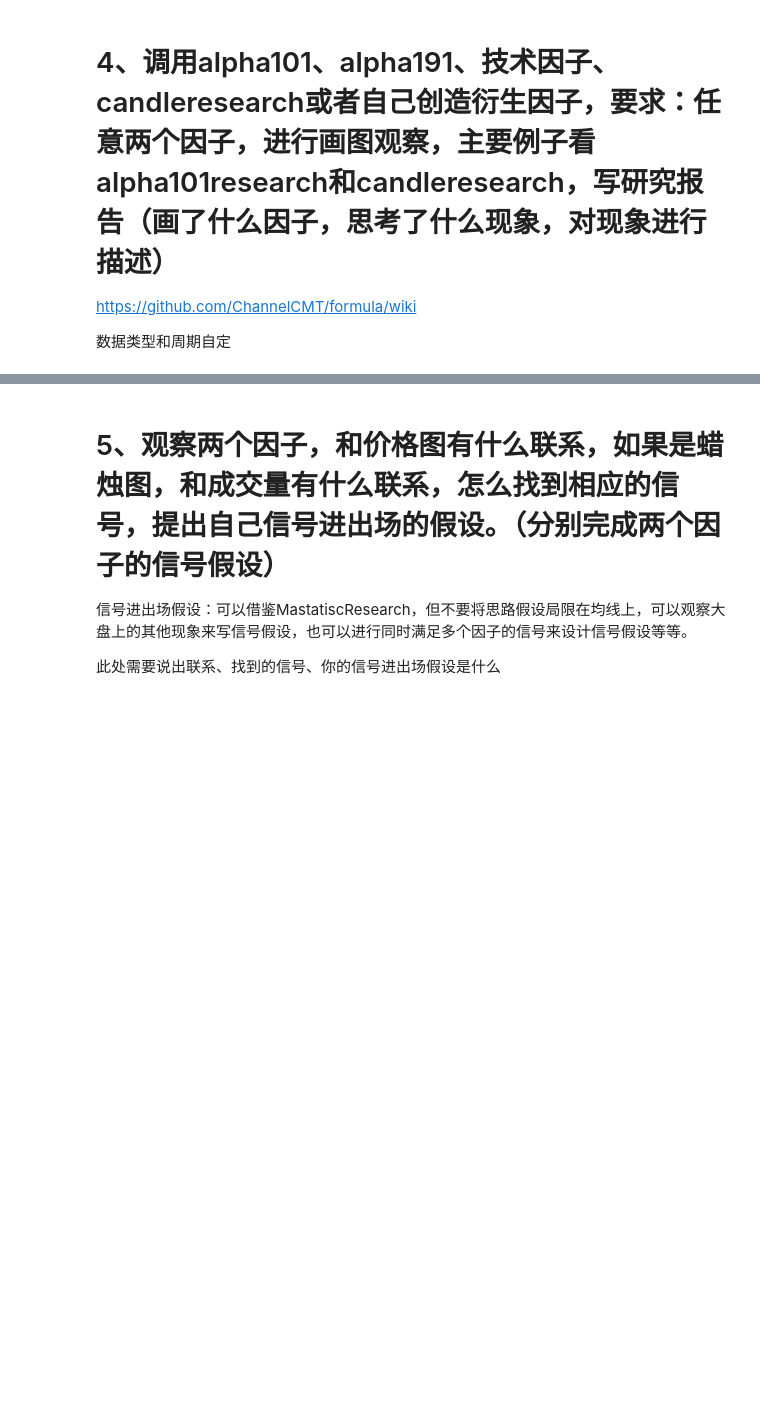
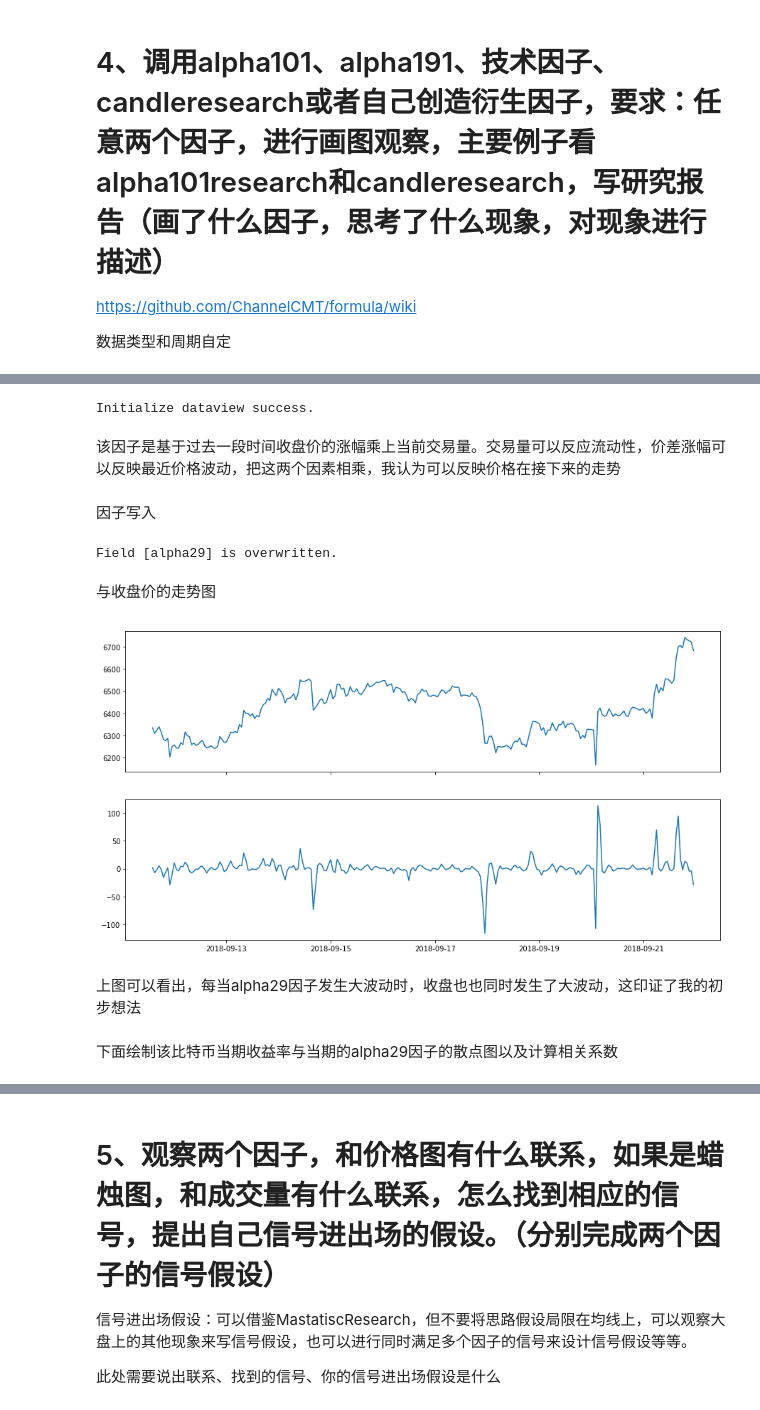
Before and after one commit to CultivateHao/OFO2, a Jupyter notebook: HW.ipynb, the cells around one changed output, grey strips where cells are left out. Saved outputs shown, nothing was run; the diff lists cells and outputs as text; code cells hidden in the pictures; blank space fills up the shorter version.

```diff
--- a/HW.ipynb
+++ b/HW.ipynb
@@ -248,0 +269,34 @@ https://github.com/ChannelCMT/formula/wiki
+# %%
+from jaqs_fxdayu.data.hf_dataview import HFDataView
+
+dv1H = HFDataView()
+dv1H.create_init_dv(Time_dict.set_index(["trade_date","symbol"]))
+# %% [output]
+Initialize dataview success.
+# %% [markdown]
+该因子是基于过去一段时间收盘价的涨幅乘上当前交易量。交易量可以反应流动性，价差涨幅可以反映最近价格波动，把这两个因素相乘，我认为可以反映价格在接下来的走势
+# %% [markdown]
+因子写入
+# %%
+alpha29 = dv1H.add_formula('alpha29',
+                             "(close-Delay(close,2))/Delay(close,2)*volume"
+                             , add_data=True)
+# %% [output]
+Field [alpha29] is overwritten.
+# %% [markdown]
+与收盘价的走势图
+# %%
+import matplotlib.pyplot as plt
+def plot_chart(close,alpha):
+    fig,(ax,ax1) = plt.subplots(2,1,sharex=True, figsize=(15,8))
+    ax.plot(close.iloc[-250:])
+    ax1.plot(alpha.iloc[-250:])
+    # plt.savefig('good')
+    plt.show()
+plot_chart(dv1H.get_ts('close',date_type='datetime'),dv1H.get_ts('alpha29',date_type='datetime'))
+# %% [output]
+[figure, added]
+# %% [markdown]
+上图可以看出，每当alpha29因子发生大波动时，收盘也也同时发生了大波动，这印证了我的初步想法
+# %% [markdown]
+下面绘制该比特币当期收益率与当期的alpha29因子的散点图以及计算相关系数
```
Also changed, not shown: parts of 40 cells of this notebook.
